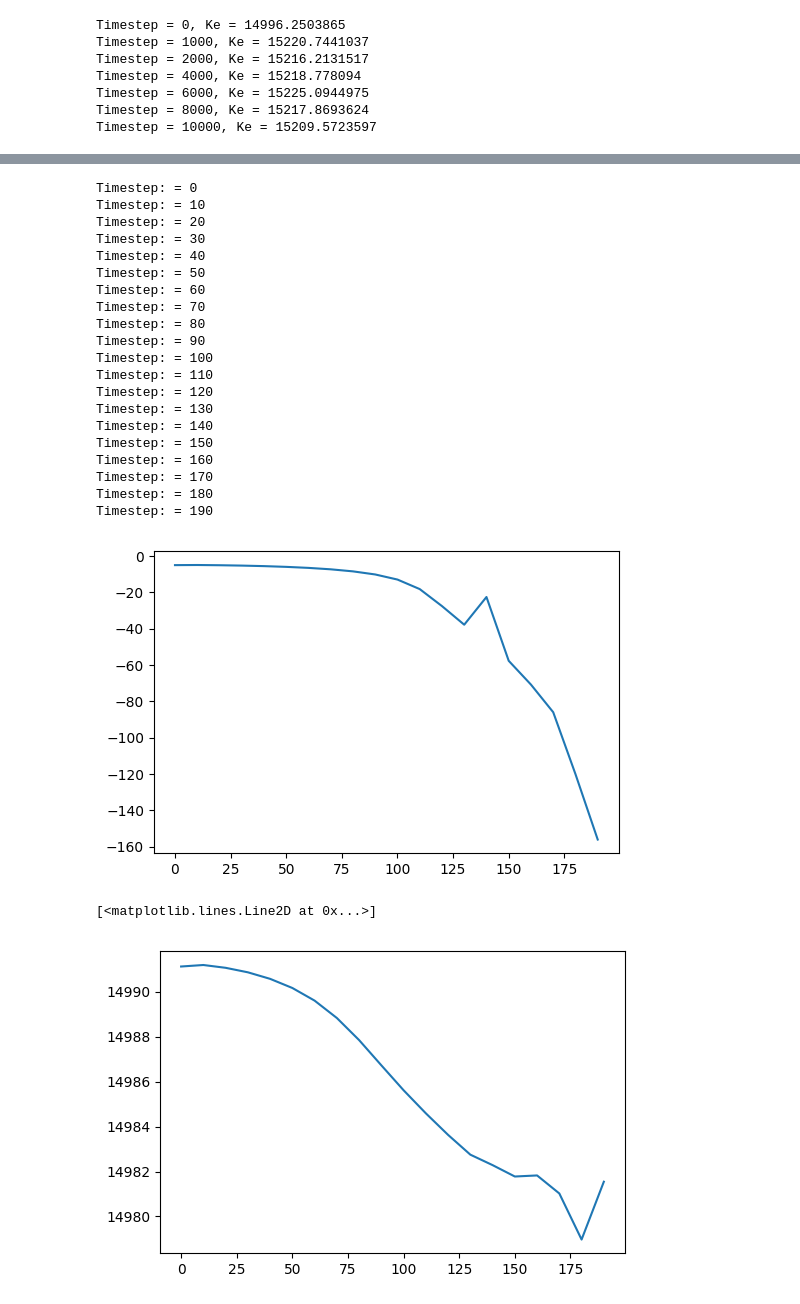
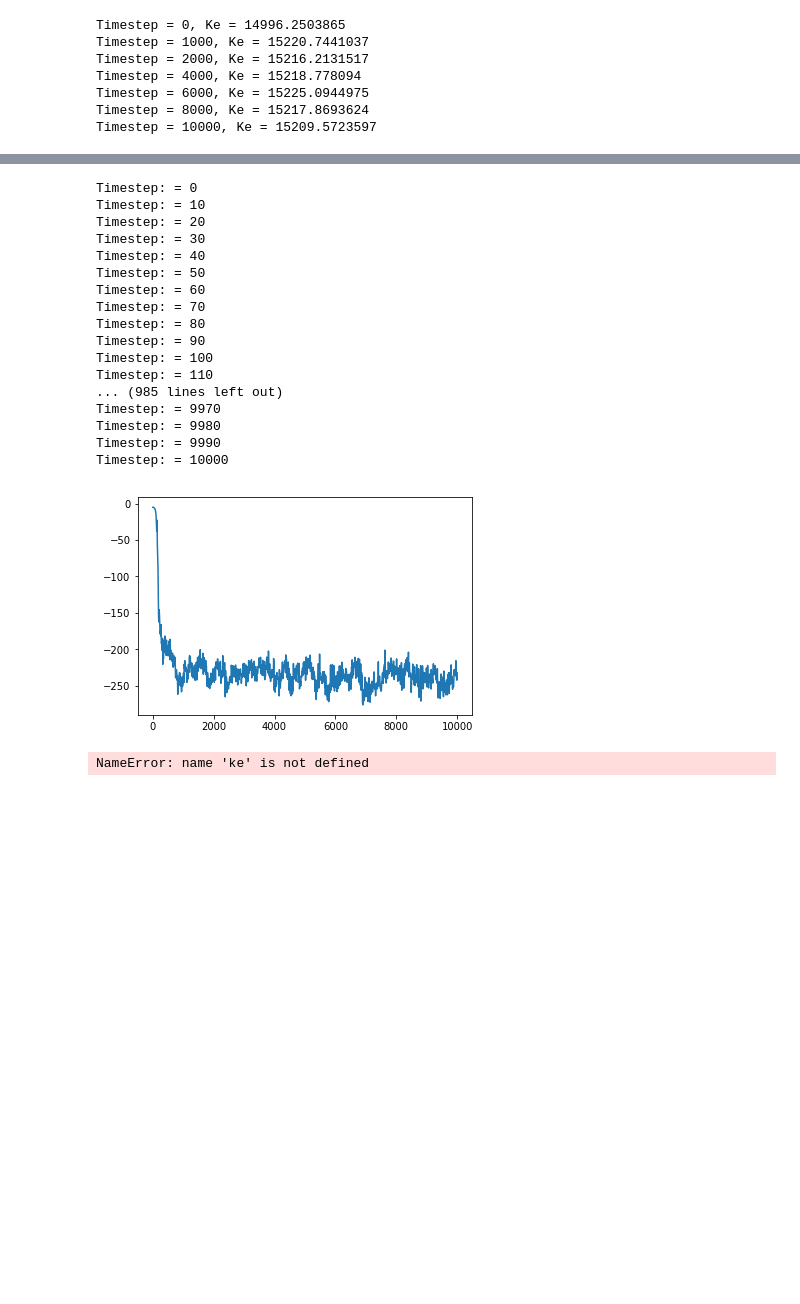
Before and after one commit to auduntre/FYS4460, a Jupyter notebook: Project1/velocity_historgram.ipynb, the cells around one changed output, grey strips where cells are left out. Saved outputs shown, nothing was run; the diff lists cells and outputs as text; code cells hidden in the pictures; blank space fills up the shorter version.

```diff
--- a/Project1/velocity_historgram.ipynb
+++ b/Project1/velocity_historgram.ipynb
@@ -159,9 +162,9 @@ def potential_compute(delta_r):
             U += 4 * ((1.0 / delta_r[i, j])**12 - (1.0 / delta_r[i, j])**6) # sigma = 1.0, epsilon = 1.0
     return U
 # %%
-potential_sum = zeros(20)
+potential_sum = zeros(len(t))
 
-for i in range(20):
+for i in range(len(t)):
     delta_r = distance_compute(data, i)
     print("Timestep: = {}".format(t[i]))
     potential_sum[i] = potential_compute(delta_r)
@@ -178,20 +181,16 @@ Timestep: = 80
 Timestep: = 90
 Timestep: = 100
 Timestep: = 110
-Timestep: = 120
-Timestep: = 130
-Timestep: = 140
-Timestep: = 150
-Timestep: = 160
-Timestep: = 170
-Timestep: = 180
-Timestep: = 190
+... (985 lines left out)
+Timestep: = 9970
+Timestep: = 9980
+Timestep: = 9990
+Timestep: = 10000
 # %%
-plot(t[:20], potential_sum)
+plot(t[:len(t)], potential_sum)
 show()
 
-plot(t[:20], potential_sum + ke[:20])
+plot(t[:len(t)], potential_sum + ke[:len(t)])
 # %% [output]
-[figure, old version]
+[figure, new version]
-[<matplotlib.lines.Line2D at 0x...>]
+NameError: name 'ke' is not defined
-[figure, removed]
```
Also changed, not shown: parts of 4 cells of this notebook.
